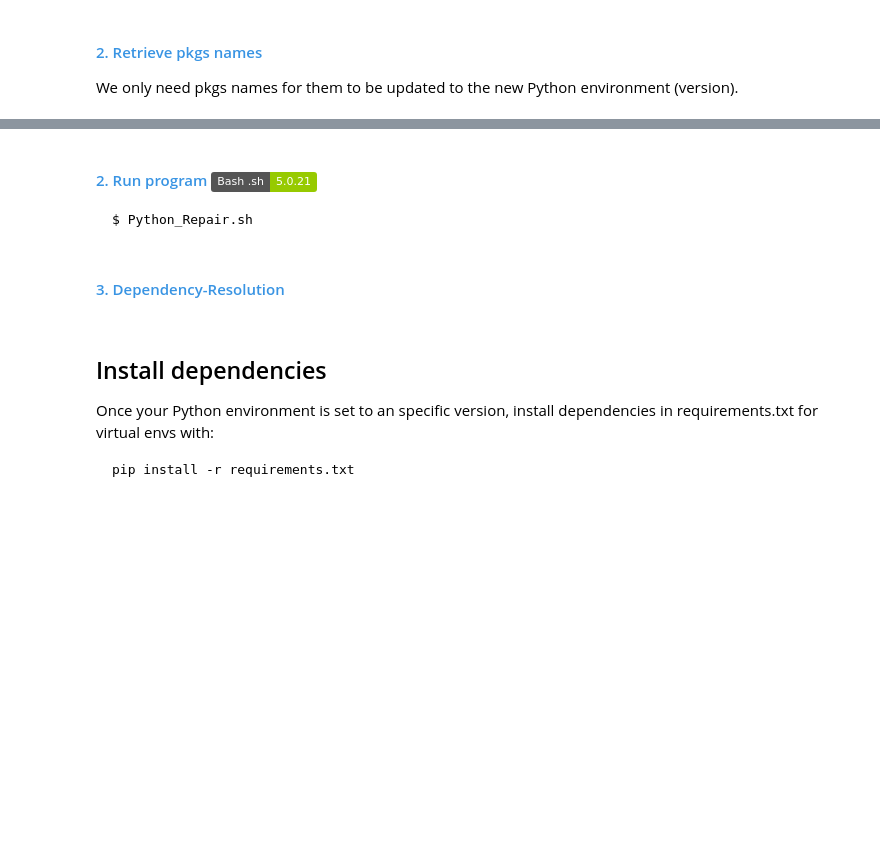
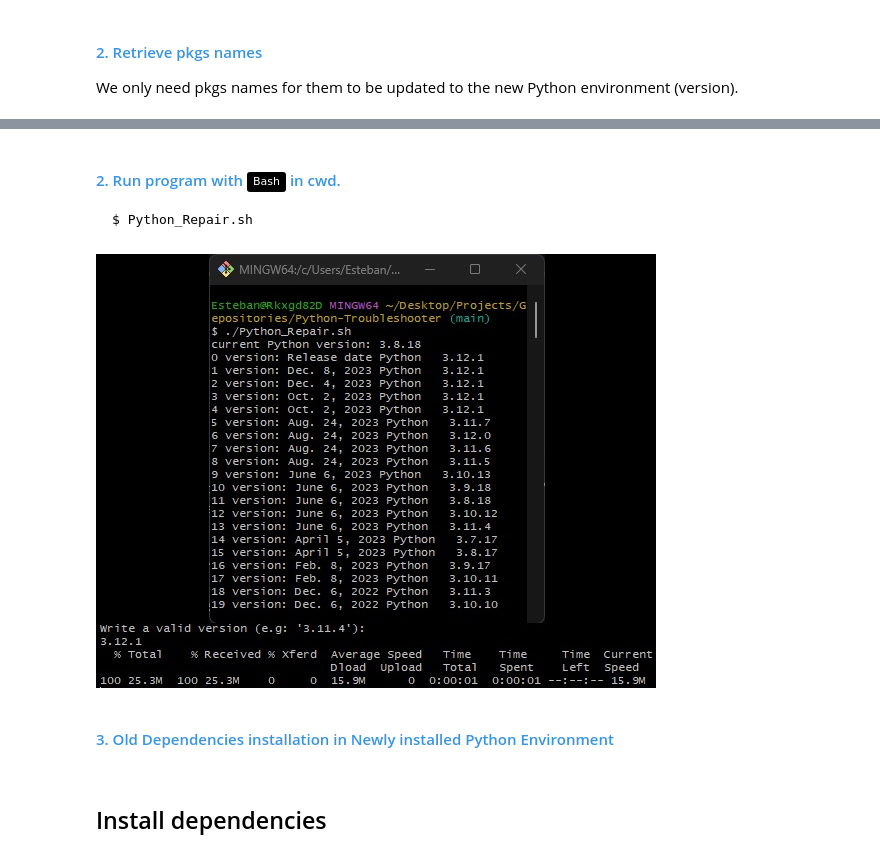
Before and after one commit to EstebanMqz/Python-Troubleshooter, a Jupyter notebook: notebook/requirements.ipynb, the cells around one changed output, grey strips where cells are left out. Cells and saved outputs as stored; diff of their text form; code cells hidden in the pictures; badges without logos; blank space fills up the shorter version.

Commit message:
.sh execution in .ipynb and 3.14.3 Python 412 dependencies (pkgs) updated

````diff
--- a/notebook/requirements.ipynb
+++ b/notebook/requirements.ipynb
@@ -166,5 +128,5 @@ with open('../.txt/requirements.txt', 'w') as f:
 # %% [markdown]
-#### <font color= '#3994e3'> 2. Run program [![Bash.sh](https://img.shields.io/badge/Bash%20.sh-5.0.21-green?style=flat&logo=gnu-bash&logoColor=white)](https://github.com/EstebanMqz/Pkg_Migration/blob/main/.sh/Python_Repair.sh)
+#### <font color= '#3994e3'> 2. Run program with [![Bash.sh](https://img.shields.io/badge/Bash-black?style=flat&logo=gnu-bash&logoColor=white)](https://github.com/EstebanMqz/Pkg_Migration/blob/main/.sh/Python_Repair.sh) in cwd. </font>
 
 ```bash
 $ Python_Repair.sh
@@ -177,16 +134,14 @@ subprocess.run([bash_exe, shell]) # Run shell.
+# %%
+image_path = os.path.expanduser("~/Desktop/Projects/Repos/Python-Troubleshooter/images/Python_Repair.jpg")
+display(Image(filename=image_path))
+# %% [output]
+[figure, added]
 # %% [markdown]
-#### <font color= '#3994e3'> 3. Dependency-Resolution </font>
+#### <font color= '#3994e3'> 3. Old Dependencies installation in Newly installed Python Environment </font>
 
 <a id='Resolution'></a>
-# %% [markdown]
-## Install dependencies
-
-Once your Python environment is set to an specific version,
-install dependencies in requirements.txt for virtual envs with:
-
-```Python
-pip install -r requirements.txt
-```
+# %% [markdown]
+## Install dependencies
 # %%
 with open('../.txt/requirements.txt', 'r') as f:
     pkgs = f.readlines()
````
Also changed, not shown: parts of 12 cells of this notebook, 2 other files.
